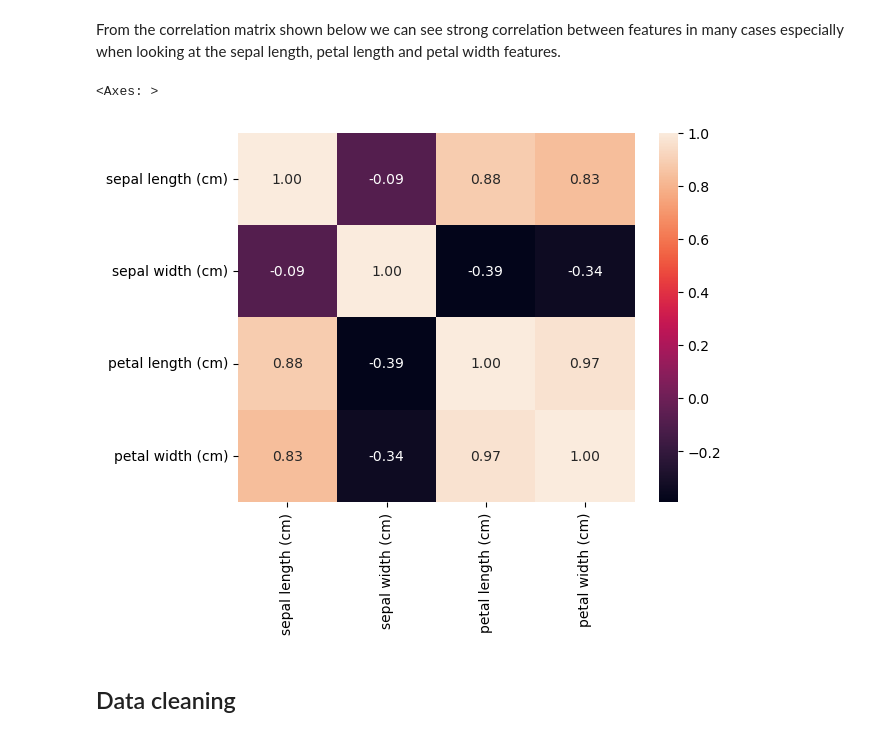
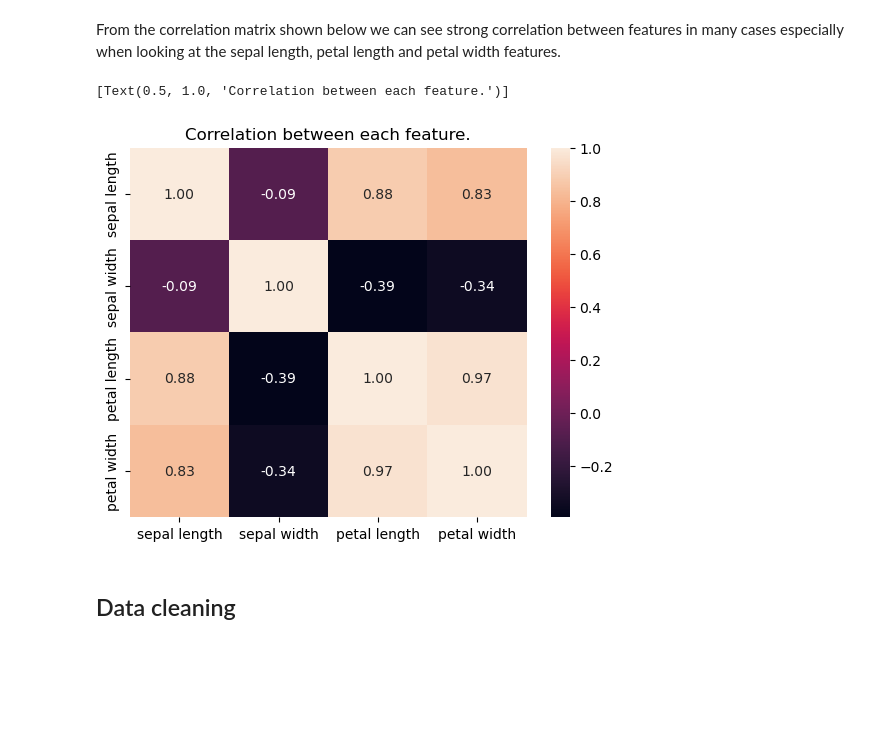
Before and after one commit to marwyn-the-developer/ml-construction, a Jupyter notebook: eda.ipynb, the cells around one changed output. Cells and saved outputs as stored; diff of their text form; code cells hidden in the pictures; blank space fills up the shorter version.

```diff
--- a/eda.ipynb
+++ b/eda.ipynb
@@ -15,7 +15,7 @@ X_train, _, y_train, _ = train_test_split(iris.data, iris.target, train_size=0.8
 # %% [markdown]
 Preparing the data as a pandas data frame.
 # %%
-features_df = pd.DataFrame(X_train, columns=iris.feature_names)
+features_df = pd.DataFrame(X_train, columns=[x.replace(' (cm)', '') for x in iris.feature_names])
 target_df = pd.DataFrame(y_train, columns=['species.code'])
 # %% [markdown]
 Adding a species column that includes the specific species label instead of just a numeric code.
@@ -48,11 +48,11 @@ Starting visualization with a simple scatter plot. To reduce the number of featu
 # %%
 from sklearn.decomposition import PCA
 
-columns = ['sepal length (cm)', 'sepal width (cm)', 'petal length (cm)', 'petal width (cm)']
+columns = ['sepal length', 'sepal width', 'petal length', 'petal width']
 
 pca = PCA(n_components=2)
 pca.fit(iris_df[columns])
-iris_pca_features_df = pd.DataFrame(pca.transform(iris_df[columns]), columns=['x', 'y'])
+iris_pca_features_df = pd.DataFrame(pca.transform(iris_df[columns]), columns=['PC1', 'PC2'])
 iris_pca_df = pd.concat([iris_pca_features_df, target_df], axis=1)
 pca.explained_variance_ratio_.sum()
 # %% [output]
@@ -100,10 +101,11 @@ Text(0.5, 1.01, 'Grid of scatterplots and plots of empirical distributions where
 # %% [markdown]
 From the correlation matrix shown below we can see strong correlation between features in many cases especially when looking at the sepal length, petal length and petal width features.
 # %%
-sns.heatmap(iris_df[columns].corr(), annot = True, fmt = '.2f')
+corr = sns.heatmap(iris_df[columns].corr(), annot = True, fmt = '.2f')
+corr.set(title='Correlation between each feature.')
 # %% [output]
-<Axes: >
+[Text(0.5, 1.0, 'Correlation between each feature.')]
-[figure, old version]
+[figure, new version]
 # %% [markdown]
 ## Data cleaning
 # %% [markdown]
```
Also changed, not shown: parts of 10 cells of this notebook, 2 other files.
